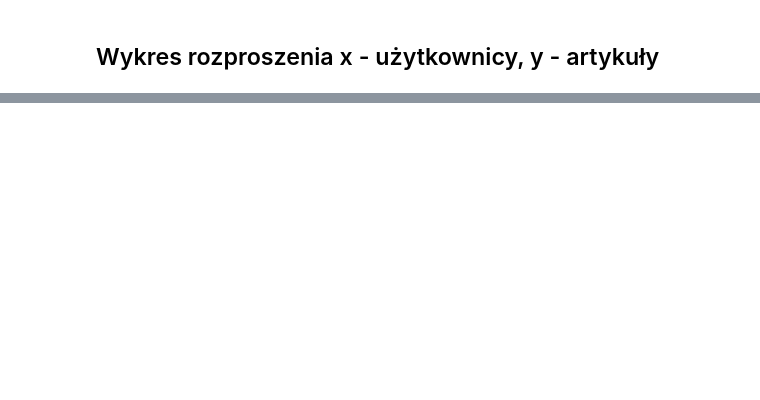
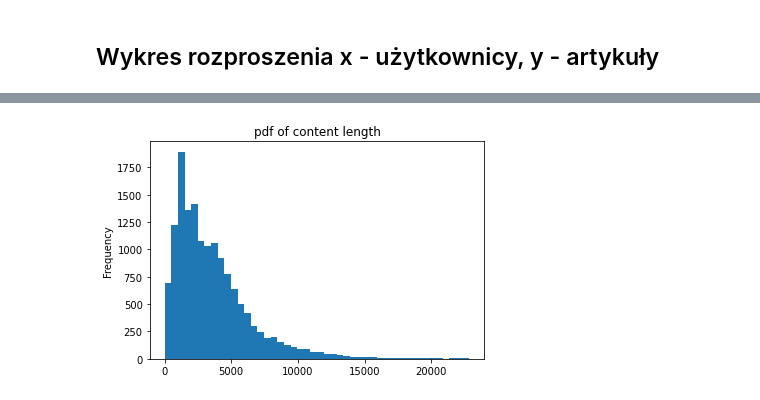
Before and after one commit to amakarewicz/RecommenderSystem, a Jupyter notebook: Piotr/data_examine/data_examine.ipynb, the cells around one changed output, grey strips where cells are left out. Saved outputs shown, nothing was run; the diff lists cells and outputs as text; code cells hidden in the pictures; blank space fills up the shorter version.

```diff
--- a/Piotr/data_examine/data_examine.ipynb
+++ b/Piotr/data_examine/data_examine.ipynb
@@ -67,0 +62,15 @@ Int64Index([], dtype='int64')
+# %%
+def len_content(x):
+    if isinstance(x, str):
+        return len(x)
+    else:
+        return x
+
+s = art_db['content'].apply(lambda x: len_content(x))
+s[s<23000].plot.hist(bins=46)
+plt.title('pdf of content length')
+plt.show()
+
+# rozkład gamma najprawdopodobniej
+# %% [output]
+[figure, added]
```
Also changed, not shown: parts of 5 cells of this notebook, 6 other files.
